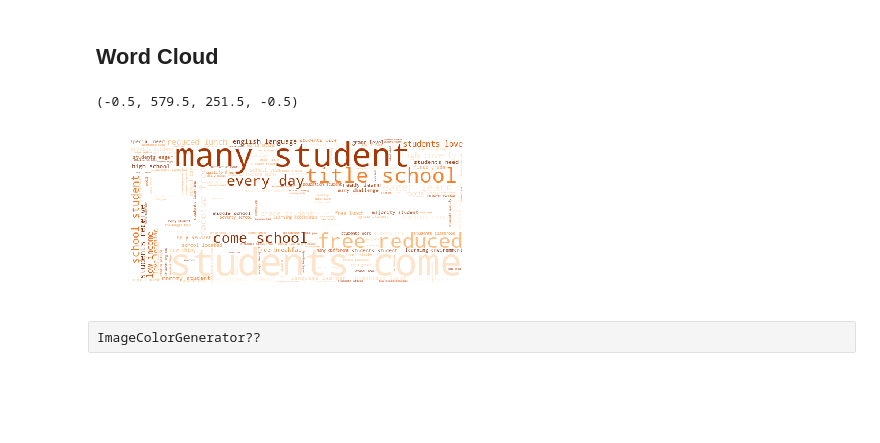
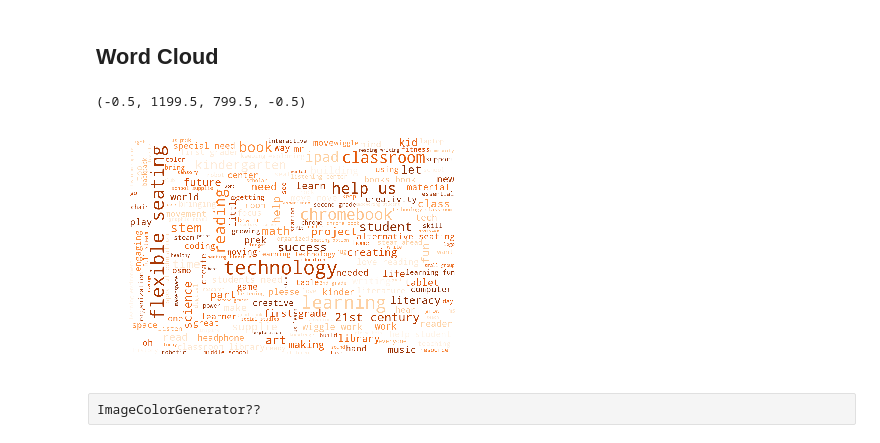
Before and after one commit to coreyclip/DonorsChoose, a Jupyter notebook: engineering/graphics.ipynb, the cells around one changed output. Saved outputs shown, nothing was run; the diff lists cells and outputs as text; code cells hidden in the pictures; blank space fills up the shorter version.

```diff
--- a/engineering/graphics.ipynb
+++ b/engineering/graphics.ipynb
@@ -164,38 +164,38 @@ def text_prepare(text):
     new_text = ''
     for i in temp:
         new_text +=i+' '
     text = new_text
     return text.strip()
 
 temp_data = df.dropna(subset=['project_title'])
 # converting into lowercase
-temp_data['project_essay_1'] = temp_data['project_essay_1'].apply(lambda x: " ".join(x.lower() for x in x.split()))
-temp_data['project_essay_1'] = temp_data['project_essay_1'].map(text_prepare)
+temp_data['project_title'] = temp_data['project_title'].apply(lambda x: " ".join(x.lower() for x in x.split()))
+temp_data['project_title'] = temp_data['project_title'].map(text_prepare)
 
 
 
 from wordcloud import WordCloud, STOPWORDS, ImageColorGenerator
 
 donorsChoose = np.array(Image.open("logo.png"))
 stopwords = set(STOPWORDS)
 stopwords.add("need")
 
 
 image_colors = ImageColorGenerator(donorsChoose)
 
 wc = WordCloud(max_font_size=70, width=1200, height=800,colormap='Oranges',
-                      background_color="white", mask=donorsChoose).generate(' '.join(temp_data['project_essay_1'].values))
+                      background_color="white").generate(' '.join(temp_data['project_title'].values))
 # show
 # recolor wordcloud and show
 # we could also give color_func=image_colors directly in the constructor
 plt.imshow(wc)
 plt.axis("off")
 #plt.savefig('resource_wordcloud.jpg', bbox_inches='tight')
 #plt.figure()
 #plt.show()
 # %% [output]
-(-0.5, 579.5, 251.5, -0.5)
+(-0.5, 1199.5, 799.5, -0.5)
-[figure, old version]
+[figure, new version]
 # %% [raw]
 ImageColorGenerator??
 # %%
```
Also changed, not shown: 6 other files.
